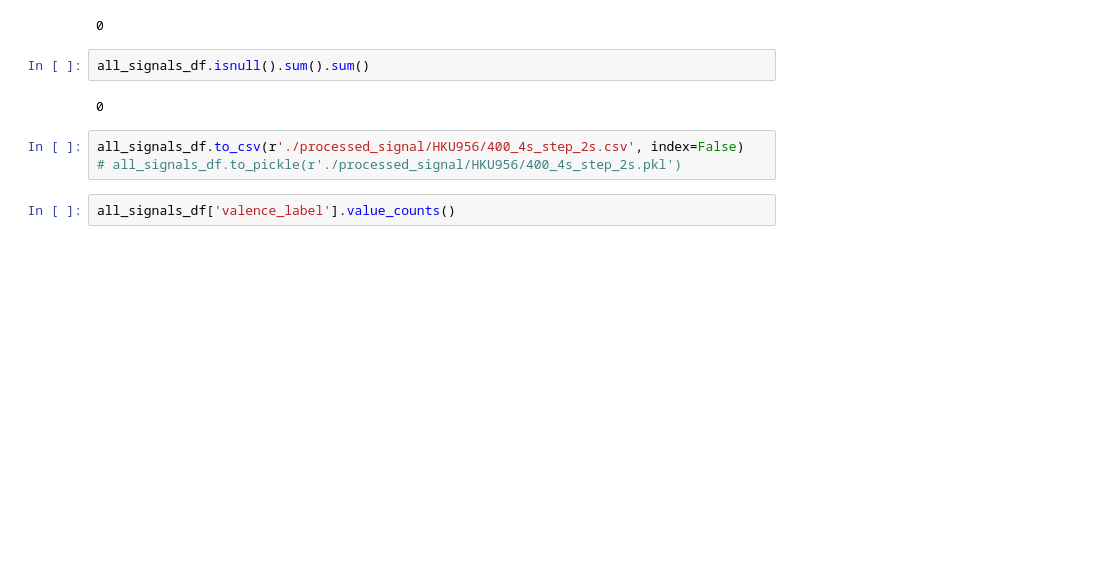
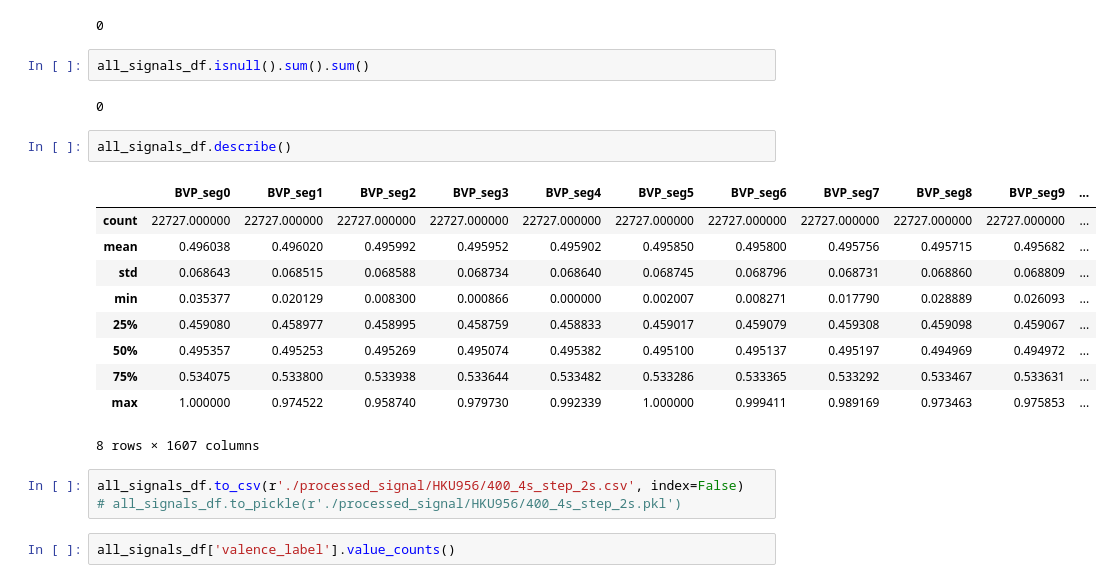
Before and after one commit to AlanConstantine/TPMER, a Jupyter notebook: preprocessing.ipynb, the cells around one changed output. Saved outputs shown, nothing was run; the diff lists cells and outputs as text; blank space fills up the shorter version.

```diff
--- a/preprocessing.ipynb
+++ b/preprocessing.ipynb
@@ -200,6 +200,19 @@ None
 all_signals_df.isnull().sum().sum()
 # %% [output]
 0
+# %%
+all_signals_df.describe()
+# %% [output]
+|  | BVP_seg0 | BVP_seg1 | BVP_seg2 | BVP_seg3 | BVP_seg4 | BVP_seg5 | BVP_seg6 | BVP_seg7 | BVP_seg8 | BVP_seg9 | ... |
+| count | 22727.000000 | 22727.000000 | 22727.000000 | 22727.000000 | 22727.000000 | 22727.000000 | 22727.000000 | 22727.000000 | 22727.000000 | 22727.000000 | ... |
+| mean | 0.496038 | 0.496020 | 0.495992 | 0.495952 | 0.495902 | 0.495850 | 0.495800 | 0.495756 | 0.495715 | 0.495682 | ... |
+| std | 0.068643 | 0.068515 | 0.068588 | 0.068734 | 0.068640 | 0.068745 | 0.068796 | 0.068731 | 0.068860 | 0.068809 | ... |
+| min | 0.035377 | 0.020129 | 0.008300 | 0.000866 | 0.000000 | 0.002007 | 0.008271 | 0.017790 | 0.028889 | 0.026093 | ... |
+| 25% | 0.459080 | 0.458977 | 0.458995 | 0.458759 | 0.458833 | 0.459017 | 0.459079 | 0.459308 | 0.459098 | 0.459067 | ... |
+| 50% | 0.495357 | 0.495253 | 0.495269 | 0.495074 | 0.495382 | 0.495100 | 0.495137 | 0.495197 | 0.494969 | 0.494972 | ... |
+| 75% | 0.534075 | 0.533800 | 0.533938 | 0.533644 | 0.533482 | 0.533286 | 0.533365 | 0.533292 | 0.533467 | 0.533631 | ... |
+| max | 1.000000 | 0.974522 | 0.958740 | 0.979730 | 0.992339 | 1.000000 | 0.999411 | 0.989169 | 0.973463 | 0.975853 | ... |
+8 rows × 1607 columns
 # %%
 all_signals_df.to_csv(r'./processed_signal/HKU956/400_4s_step_2s.csv', index=False)
 # all_signals_df.to_pickle(r'./processed_signal/HKU956/400_4s_step_2s.pkl')
```
Also changed, not shown: parts of 2 cells of this notebook, 3 other files.
